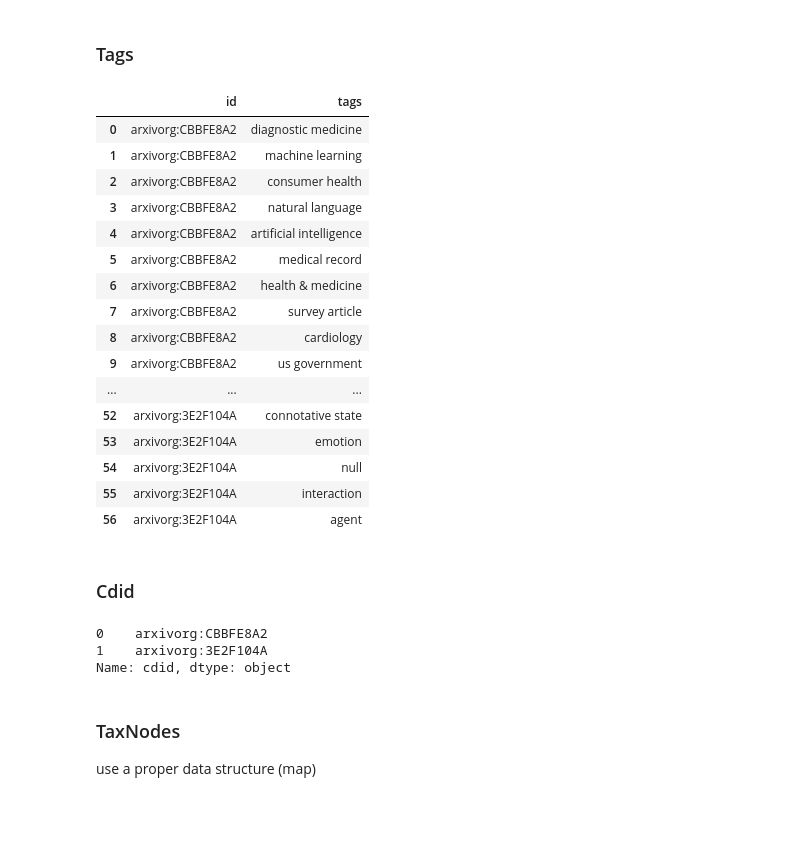
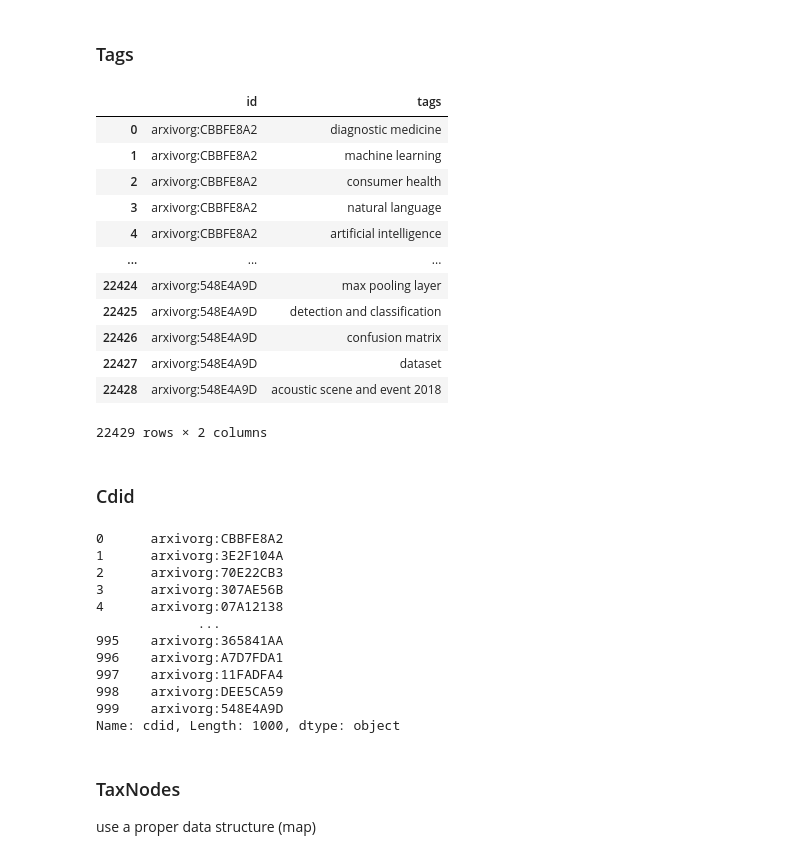
Before and after one commit to Mattrobby/ai-topics-grant, a Jupyter notebook: notebook/data-class/data-testing.ipynb, the cells around one changed output. Cells and saved outputs as stored; diff of their text form; code cells hidden in the pictures; blank space fills up the shorter version.

```diff
--- a/notebook/data-class/data-testing.ipynb
+++ b/notebook/data-class/data-testing.ipynb
@@ -9,33 +9,38 @@ rawData = data.Data()
 # %% [markdown]
 ### Tags
 # %%
-rawData.getAllConceptTags()
+rawData.getAllTags()
 # %% [output]
 |  | id | tags |
 | 0 | arxivorg:CBBFE8A2 | diagnostic medicine |
 | 1 | arxivorg:CBBFE8A2 | machine learning |
 | 2 | arxivorg:CBBFE8A2 | consumer health |
 | 3 | arxivorg:CBBFE8A2 | natural language |
 | 4 | arxivorg:CBBFE8A2 | artificial intelligence |
-| 5 | arxivorg:CBBFE8A2 | medical record |
-| 6 | arxivorg:CBBFE8A2 | health & medicine |
-| 7 | arxivorg:CBBFE8A2 | survey article |
-| 8 | arxivorg:CBBFE8A2 | cardiology |
-| 9 | arxivorg:CBBFE8A2 | us government |
 | ... | ... | ... |
-| 52 | arxivorg:3E2F104A | connotative state |
-| 53 | arxivorg:3E2F104A | emotion |
-| 54 | arxivorg:3E2F104A | null |
-| 55 | arxivorg:3E2F104A | interaction |
-| 56 | arxivorg:3E2F104A | agent |
+| 22424 | arxivorg:548E4A9D | max pooling layer |
+| 22425 | arxivorg:548E4A9D | detection and classification |
+| 22426 | arxivorg:548E4A9D | confusion matrix |
+| 22427 | arxivorg:548E4A9D | dataset |
+| 22428 | arxivorg:548E4A9D | acoustic scene and event 2018 |
+22429 rows × 2 columns
 # %% [markdown]
 ### Cdid
 # %%
-rawData.getAllCdid()
+rawData.getAllIds()
 # %% [output]
-0    arxivorg:CBBFE8A2
-1    arxivorg:3E2F104A
-Name: cdid, dtype: object
+0      arxivorg:CBBFE8A2
+1      arxivorg:3E2F104A
+2      arxivorg:70E22CB3
+3      arxivorg:307AE56B
+4      arxivorg:07A12138
+             ...
+995    arxivorg:365841AA
+996    arxivorg:A7D7FDA1
+997    arxivorg:11FADFA4
+998    arxivorg:DEE5CA59
+999    arxivorg:548E4A9D
+Name: cdid, Length: 1000, dtype: object
 # %% [markdown]
 ### TaxNodes
 use a proper data structure (map)
```
Also changed, not shown: parts of 4 cells of this notebook, 5 other files.
